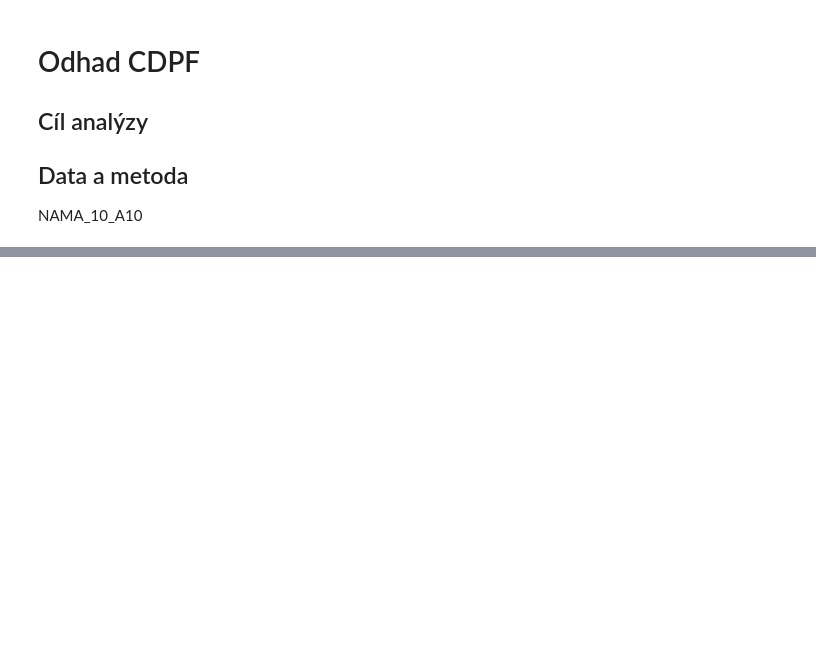
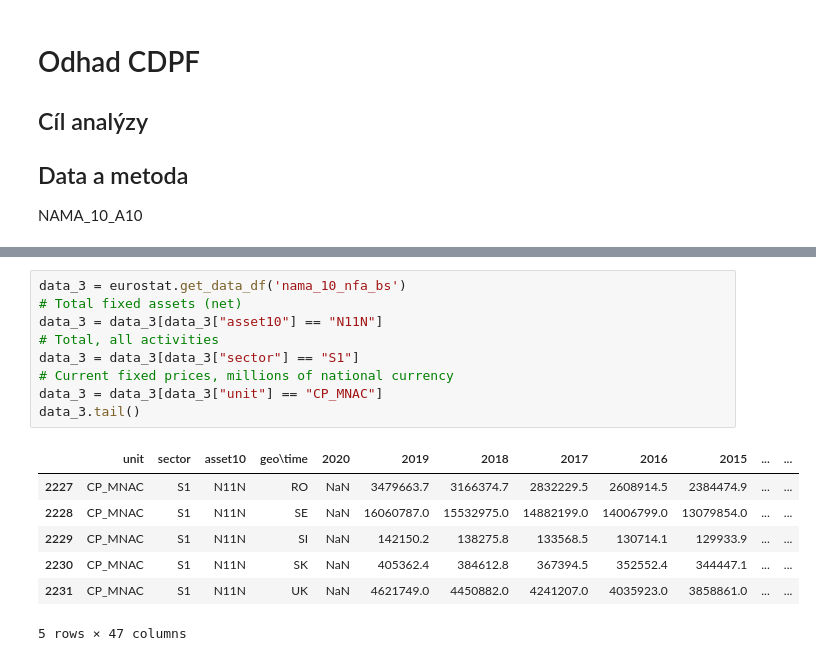
Before and after one commit to pesikj/macroeconomic-analysis, a Jupyter notebook: presentation_02.ipynb, the cells around one changed output, grey strips where cells are left out. Drawn from its saved outputs; the diff is of its cells as text; blank space fills up the shorter version.

```diff
--- a/presentation_02.ipynb
+++ b/presentation_02.ipynb
@@ -43,0 +75,17 @@ Name: value, dtype: object
+# %%
+data_3 = eurostat.get_data_df('nama_10_nfa_bs')
+# Total fixed assets (net)
+data_3 = data_3[data_3["asset10"] == "N11N"]
+# Total, all activities
+data_3 = data_3[data_3["sector"] == "S1"]
+# Current fixed prices, millions of national currency
+data_3 = data_3[data_3["unit"] == "CP_MNAC"]
+data_3.tail()
+# %% [output]
+|  | unit | sector | asset10 | geo\time | 2020 | 2019 | 2018 | 2017 | 2016 | 2015 | ... | ... |
+| 2227 | CP_MNAC | S1 | N11N | RO | NaN | 3479663.7 | 3166374.7 | 2832229.5 | 2608914.5 | 2384474.9 | ... | ... |
+| 2228 | CP_MNAC | S1 | N11N | SE | NaN | 16060787.0 | 15532975.0 | 14882199.0 | 14006799.0 | 13079854.0 | ... | ... |
+| 2229 | CP_MNAC | S1 | N11N | SI | NaN | 142150.2 | 138275.8 | 133568.5 | 130714.1 | 129933.9 | ... | ... |
+| 2230 | CP_MNAC | S1 | N11N | SK | NaN | 405362.4 | 384612.8 | 367394.5 | 352552.4 | 344447.1 | ... | ... |
+| 2231 | CP_MNAC | S1 | N11N | UK | NaN | 4621749.0 | 4450882.0 | 4241207.0 | 4035923.0 | 3858861.0 | ... | ... |
+5 rows × 47 columns
```
Also changed, not shown: parts of 6 cells of this notebook, 1 other file.
